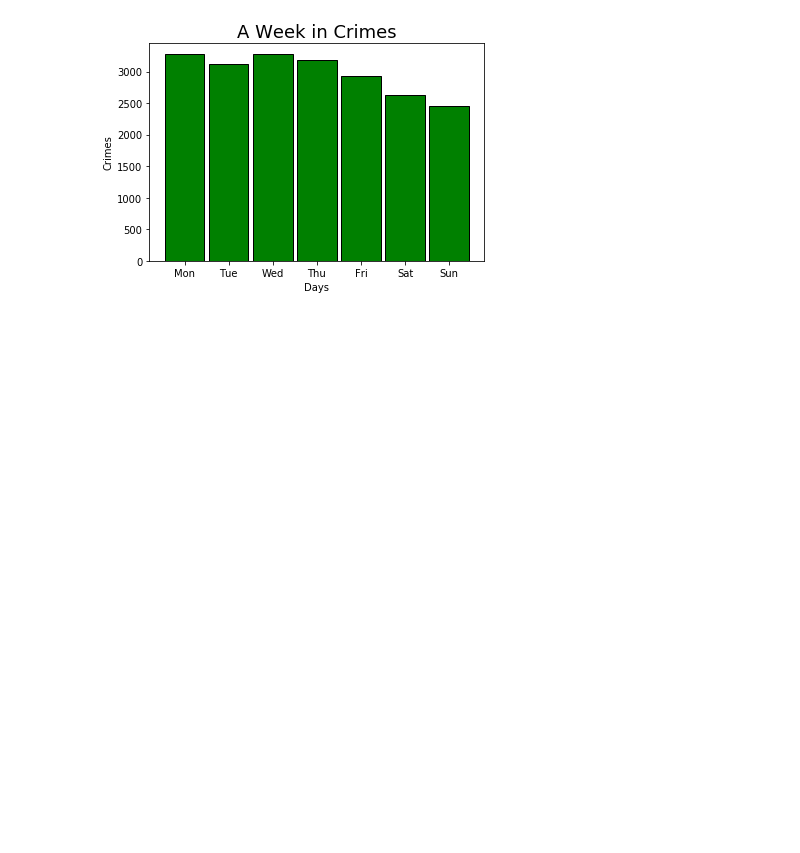
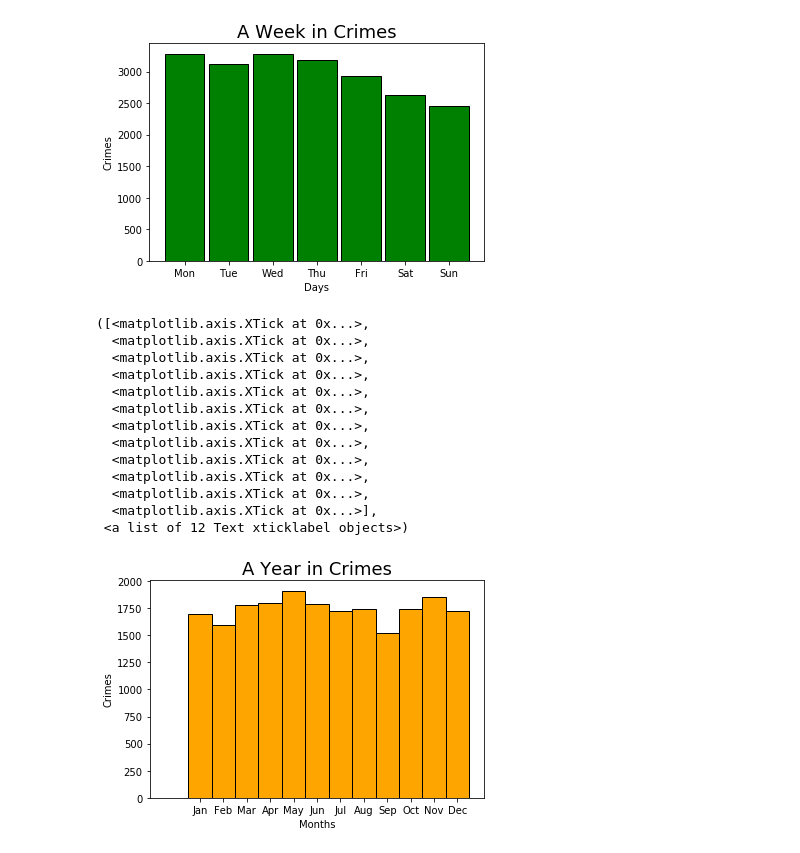
Before and after one commit to JustTrent/Orlando-Crimes-Data, a Jupyter notebook: OrlandoCrime.ipynb, the cells around one changed output. Drawn from its saved outputs; the diff is of its cells as text; code cells hidden in the pictures; blank space fills up the shorter version.

Commit message:
Add crimes-months histogram

```diff
--- a/OrlandoCrime.ipynb
+++ b/OrlandoCrime.ipynb
@@ -388,3 +388,26 @@ plt.xticks(range(7), labels=calendar.day_abbr[0:7], fontsize=10)
   <matplotlib.axis.XTick at 0x...>],
  <a list of 7 Text xticklabel objects>)
 [figure]
+# %%
+# Hours that were reported for the crimes, not actual hours when crimes were committed
+plt.hist(data2017['Case Date Time'].dt.month, color='orange', edgecolor='black', bins=(np.arange(14)-.5))
+
+plt.title('A Year in Crimes', fontsize=18)
+plt.xlabel('Months')
+plt.ylabel('Crimes')
+plt.xticks(range(1,13), labels=calendar.month_abbr[1:13])
+# %% [output]
+([<matplotlib.axis.XTick at 0x...>,
+  <matplotlib.axis.XTick at 0x...>,
+  <matplotlib.axis.XTick at 0x...>,
+  <matplotlib.axis.XTick at 0x...>,
+  <matplotlib.axis.XTick at 0x...>,
+  <matplotlib.axis.XTick at 0x...>,
+  <matplotlib.axis.XTick at 0x...>,
+  <matplotlib.axis.XTick at 0x...>,
+  <matplotlib.axis.XTick at 0x...>,
+  <matplotlib.axis.XTick at 0x...>,
+  <matplotlib.axis.XTick at 0x...>,
+  <matplotlib.axis.XTick at 0x...>],
+ <a list of 12 Text xticklabel objects>)
+[figure, added]
```
Also changed, not shown: parts of 2 cells of this notebook.
